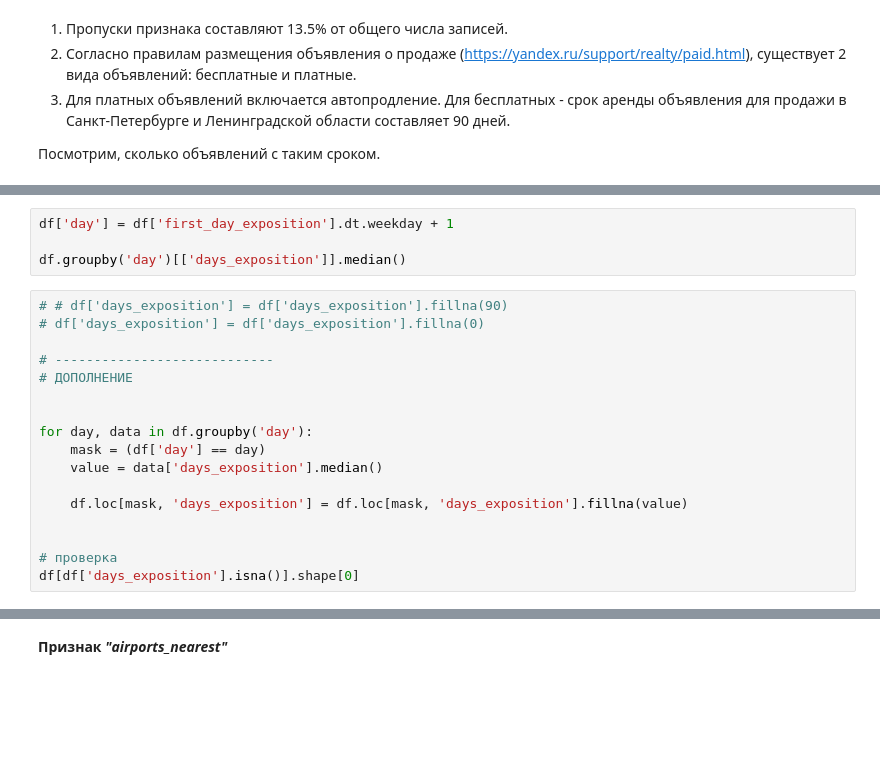
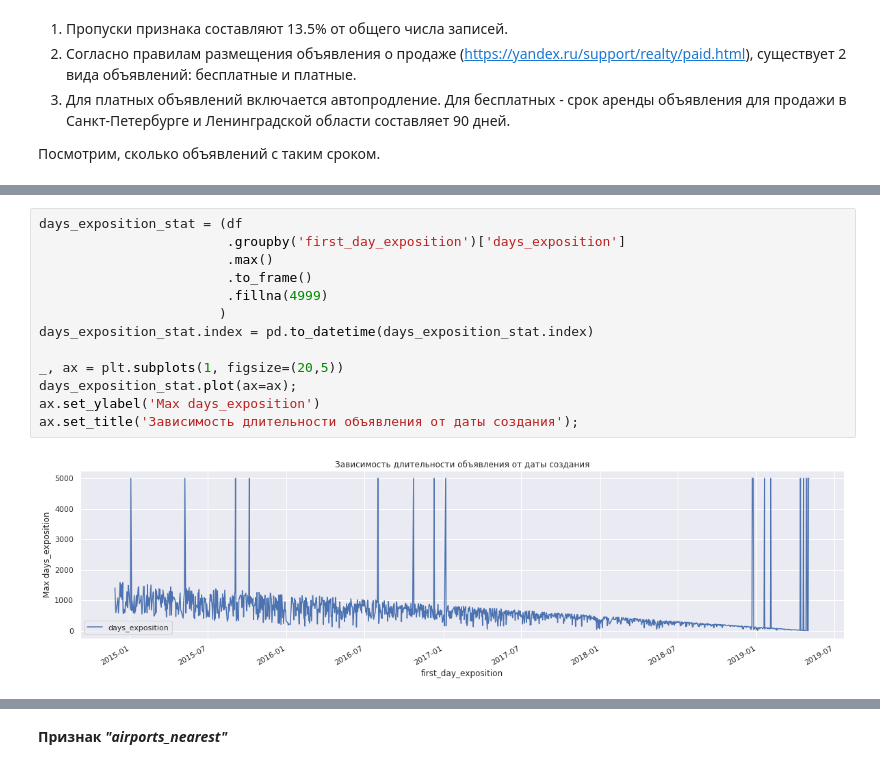
Before and after one commit to novmad/praktikum-tasks, a Jupyter notebook: p04_apartments/p04_da_apartments.ipynb, the cells around one changed output, grey strips where cells are left out. Drawn from its saved outputs; the diff is of its cells as text; blank space fills up the shorter version.

```diff
--- a/p04_apartments/p04_da_apartments.ipynb
+++ b/p04_apartments/p04_da_apartments.ipynb
@@ -510,21 +541,0 @@ for val in ('year', 'month', 'day'):
-# %%
-df['day'] = df['first_day_exposition'].dt.weekday + 1
-
-df.groupby('day')[['days_exposition']].median()
-# %%
-# # df['days_exposition'] = df['days_exposition'].fillna(90)
-# df['days_exposition'] = df['days_exposition'].fillna(0)
-
-# ----------------------------
-# ДОПОЛНЕНИЕ
-
-
-for day, data in df.groupby('day'):
-    mask = (df['day'] == day)
-    value = data['days_exposition'].median()
-
-    df.loc[mask, 'days_exposition'] = df.loc[mask, 'days_exposition'].fillna(value)
-
-
-# проверка
-df[df['days_exposition'].isna()].shape[0]
@@ -530,0 +558,15 @@ df[df['days_exposition'].isna()].shape[0]
+# %%
+days_exposition_stat = (df
+                        .groupby('first_day_exposition')['days_exposition']
+                        .max()
+                        .to_frame()
+                        .fillna(4999)
+                       )
+days_exposition_stat.index = pd.to_datetime(days_exposition_stat.index)
+
+_, ax = plt.subplots(1, figsize=(20,5))
+days_exposition_stat.plot(ax=ax);
+ax.set_ylabel('Max days_exposition')
+ax.set_title('Зависимость длительности объявления от даты создания');
+# %% [output]
+[figure, added]
```
Also changed, not shown: parts of 206 cells of this notebook, 2 other files.
